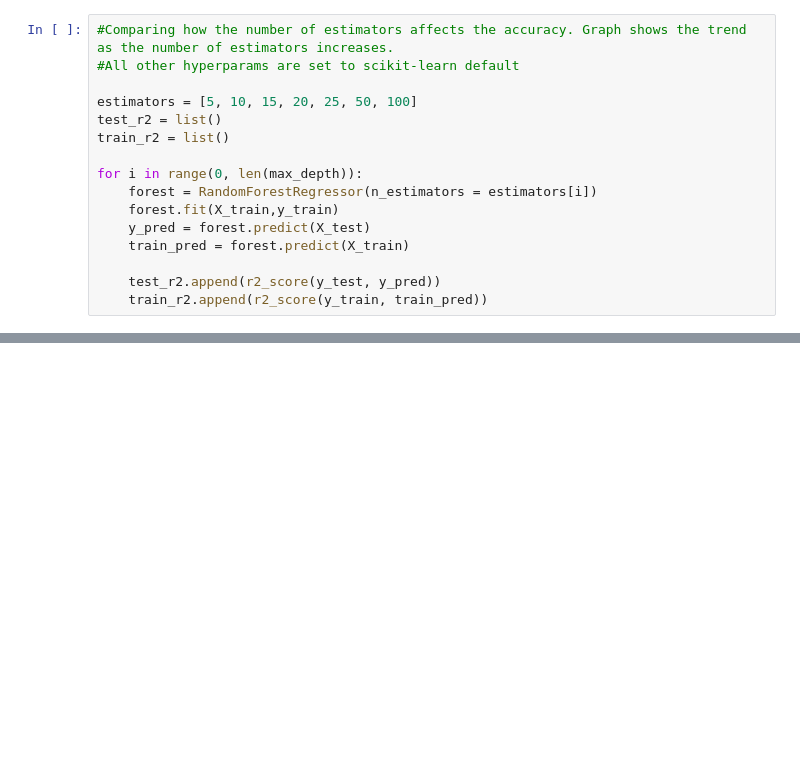
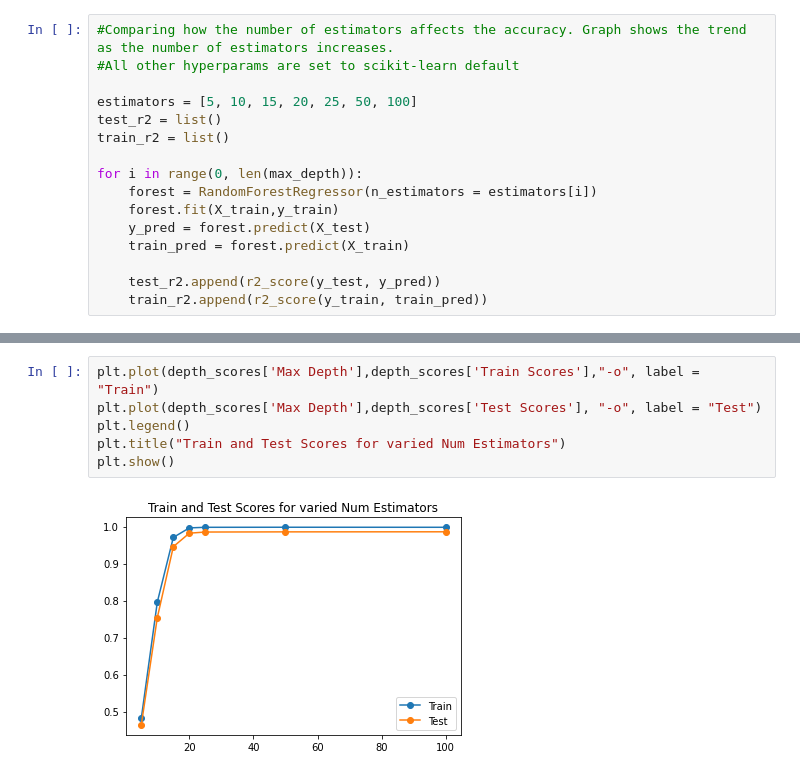
Before and after one commit to rileyhgrant/cs6140_FinalGroupProject, a Jupyter notebook: ml_groupproj.ipynb, the cells around one changed output, grey strips where cells are left out. Drawn from its saved outputs; the diff is of its cells as text; blank space fills up the shorter version.

```diff
--- a/ml_groupproj.ipynb
+++ b/ml_groupproj.ipynb
@@ -882,0 +885,8 @@ Text(0.5, 1.0, 'Num Estimators affect on R2 Scores')
+# %%
+plt.plot(depth_scores['Max Depth'],depth_scores['Train Scores'],"-o", label = "Train")
+plt.plot(depth_scores['Max Depth'],depth_scores['Test Scores'], "-o", label = "Test")
+plt.legend()
+plt.title("Train and Test Scores for varied Num Estimators")
+plt.show()
+# %% [output]
+[figure, added]
```
Also changed, not shown: parts of 2 cells of this notebook.
